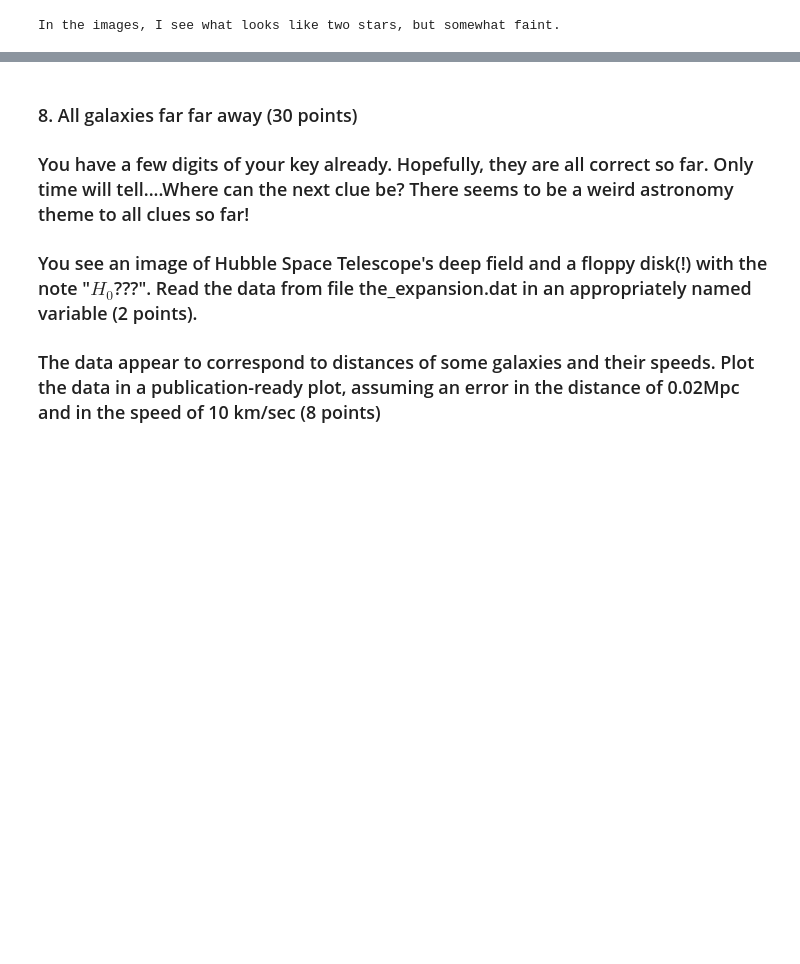
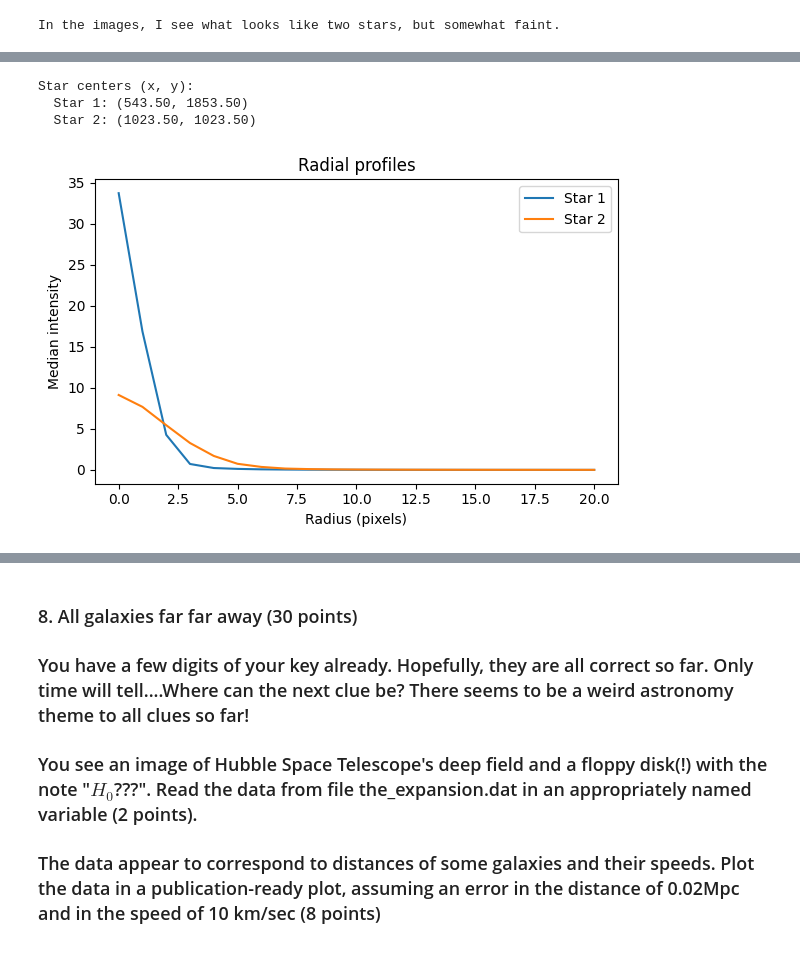
Before and after one commit to amedina695/lectures_git, a Jupyter notebook: midterm/Midterm_F25-classroom.ipynb, the cells around one changed output, grey strips where cells are left out. Cells and saved outputs as stored; diff of their text form; code cells hidden in the pictures; blank space fills up the shorter version.

```diff
--- a/midterm/Midterm_F25-classroom.ipynb
+++ b/midterm/Midterm_F25-classroom.ipynb
@@ -632,0 +687,79 @@ for i in range( len( stars )):
+# %%
+# --- pick two brightest stars from your detections ---
+vals = convolved_image[stars[:,0], stars[:,1]]
+idx = np.argsort(vals)[::-1][:2]
+two_stars = stars[idx]  # shape (2,2) as (y,x)
+
+# --- simple intensity-weighted centroids on small stamps ---
+def centroid_com(img, yx, half=8):
+    y0, x0 = int(yx[0]), int(yx[1])
+    y1, y2 = max(0, y0-half), min(img.shape[0], y0+half+1)
+    x1, x2 = max(0, x0-half), min(img.shape[1], x0+half+1)
+    cut = img[y1:y2, x1:x2]
+    yy, xx = np.indices(cut.shape)
+    w = cut - np.median(cut)  # simple background removal
+    w[w < 0] = 0
+    s = w.sum()
+    if s <= 0:
+        return float(x0), float(y0), cut, (y1, y2, x1, x2)
+    x_c = x1 + (w*xx).sum()/s
+    y_c = y1 + (w*yy).sum()/s
+    return x_c, y_c, cut, (y1, y2, x1, x2)
+
+centers = []
+stamps = []
+boxes = []
+for yx in two_stars:
+    x_c, y_c, cut, box = centroid_com(star_med, yx, half=8)
+    centers.append((x_c, y_c))
+    stamps.append(cut)
+    boxes.append(box)
+
+print("Star centers (x, y):")
+for i, (x_c, y_c) in enumerate(centers, 1):
+    print(f"  Star {i}: ({x_c:.2f}, {y_c:.2f})")
+
+# --- radial profiles (azimuthal median) ---
+def radial_profile(img, x_c, y_c, r_max=12):
+    yy, xx = np.indices(img.shape)
+    r = np.hypot(xx - x_c, yy - y_c)
+    r_int = r.astype(int)
+    rbins = np.arange(0, r_max+1)
+    prof = []
+    for k in rbins:
+        m = (r_int == k)
+        if np.any(m):
+            prof.append(np.median(img[m]))
+        else:
+            prof.append(np.nan)
+    return rbins, np.array(prof)
+
+plt.figure(figsize=(6,4))
+for i, (x_c, y_c) in enumerate(centers, 1):
+    r, p = radial_profile(star_med, x_c, y_c, r_max=20)
+    plt.plot(r, p, label=f"Star {i}")
+plt.xlabel("Radius (pixels)")
+plt.ylabel("Median intensity")
+plt.title("Radial profiles")
+plt.legend()
+plt.tight_layout()
+plt.show()
+
+# --- PSF heights (peak pixel in a small stamp) ---
+heights = []
+for (y1, y2, x1, x2) in boxes:
+    cut = star_med[y1:y2, x1:x2]
+    heights.append(float(np.max(cut)))
+
+print("PSF peak heights:")
+for i, h in enumerate(heights, 1):
+    print(f"  Star {i}: {h:.3f}")
+
+diff = heights[0] - heights[1]
+print(f"Difference (Star1 - Star2): {diff:.3f}")
+print(f"Integer part to add to key: {int(np.floor(abs(diff)))}")
+# %% [output]
+Star centers (x, y):
+  Star 1: (543.50, 1853.50)
+  Star 2: (1023.50, 1023.50)
+[figure, added]
```
Also changed, not shown: parts of 17 cells of this notebook, 7 other files.
